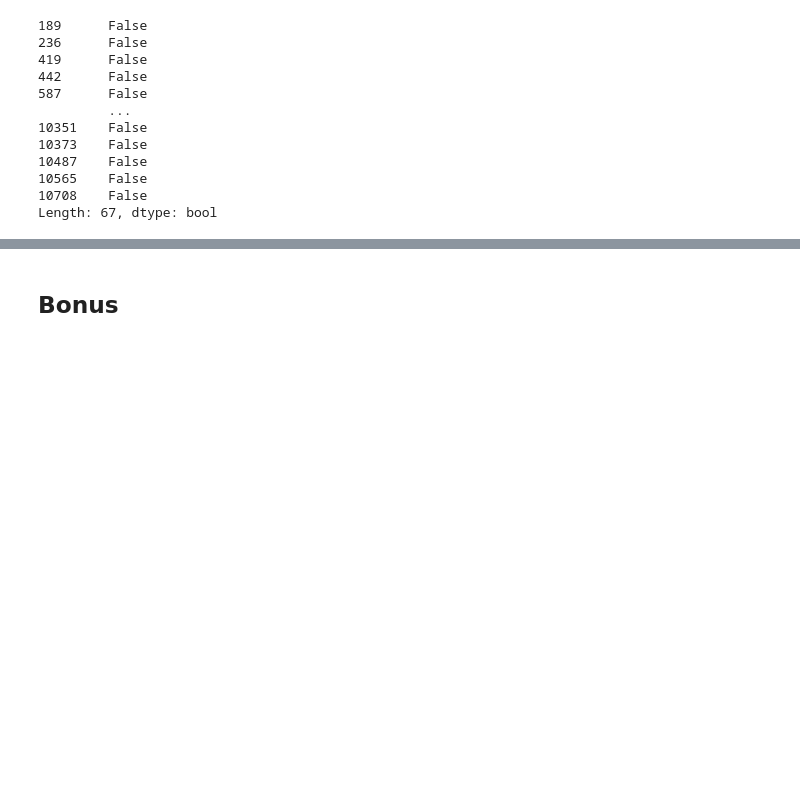
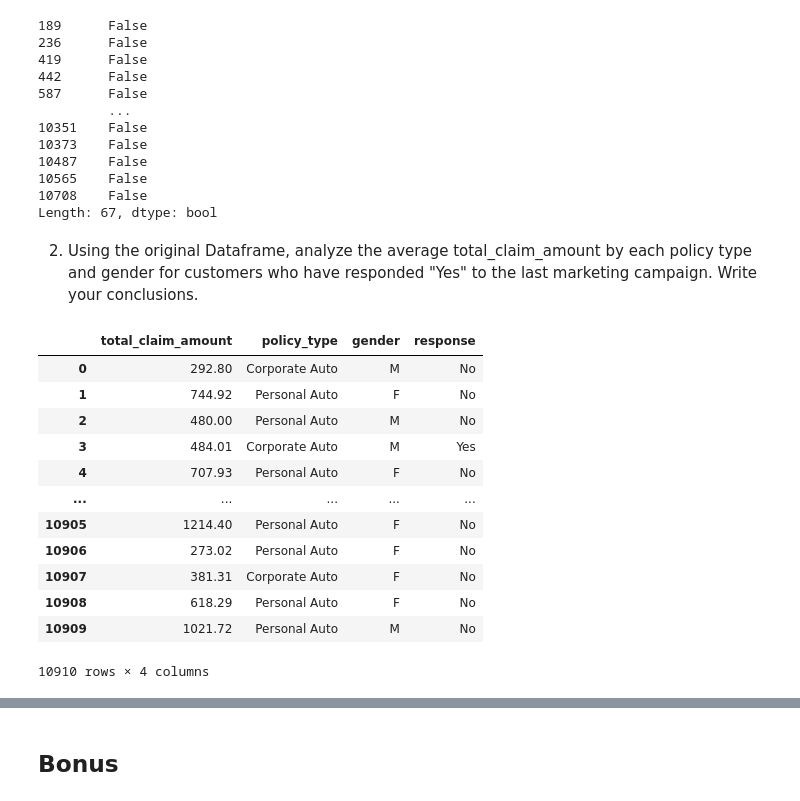
Before and after one commit to data-bootcamp-v4/lab-dw-data-aggregation-and-filtering, a Jupyter notebook: lab-dw-aggregating.ipynb, the cells around one changed output, grey strips where cells are left out. Saved outputs shown, nothing was run; the diff lists cells and outputs as text; code cells hidden in the pictures; blank space fills up the shorter version.

```diff
--- a/lab-dw-aggregating.ipynb
+++ b/lab-dw-aggregating.ipynb
@@ -215,3 +215,21 @@ filtered_df.duplicated()
 10565    False
 10708    False
 Length: 67, dtype: bool
+# %% [markdown]
+2. Using the original Dataframe, analyze the average total_claim_amount by each policy type and gender for customers who have responded "Yes" to the last marketing campaign. Write your conclusions.
+# %%
+df[['total_claim_amount', 'policy_type', 'gender', 'response']].round(2)
+# %% [output]
+|  | total_claim_amount | policy_type | gender | response |
+| 0 | 292.80 | Corporate Auto | M | No |
+| 1 | 744.92 | Personal Auto | F | No |
+| 2 | 480.00 | Personal Auto | M | No |
+| 3 | 484.01 | Corporate Auto | M | Yes |
+| 4 | 707.93 | Personal Auto | F | No |
+| ... | ... | ... | ... | ... |
+| 10905 | 1214.40 | Personal Auto | F | No |
+| 10906 | 273.02 | Personal Auto | F | No |
+| 10907 | 381.31 | Corporate Auto | F | No |
+| 10908 | 618.29 | Personal Auto | F | No |
+| 10909 | 1021.72 | Personal Auto | M | No |
+10910 rows × 4 columns
```
Also changed, not shown: parts of 1 cell of this notebook.
